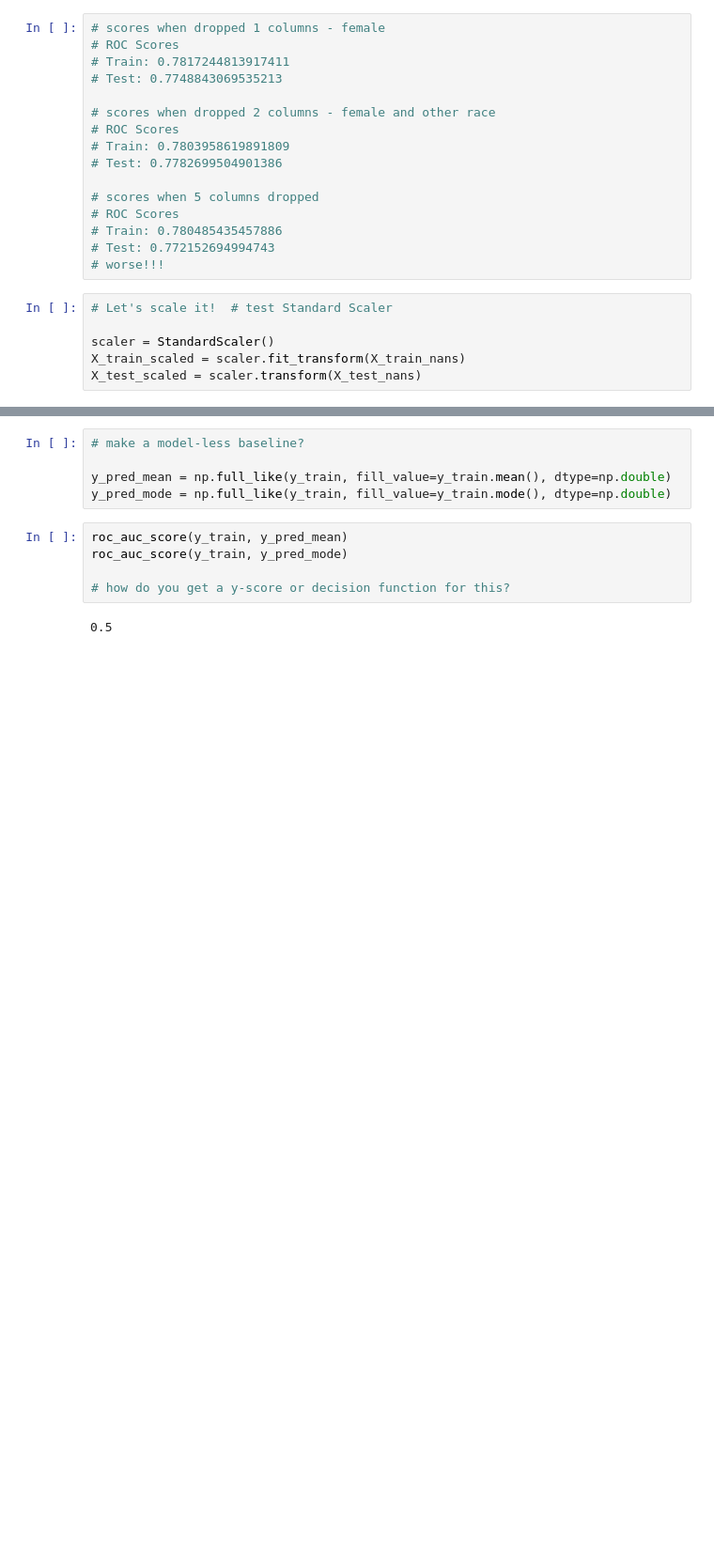
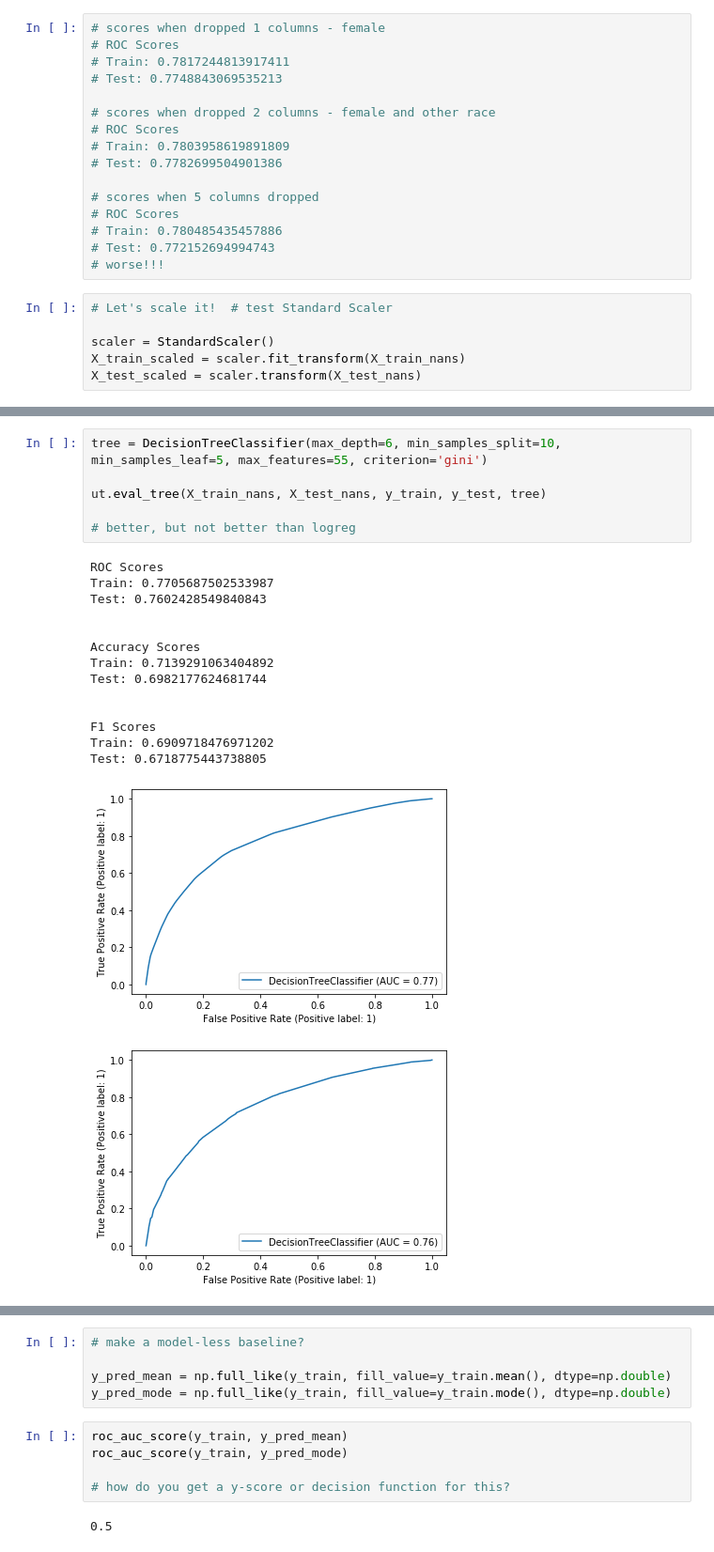
Before and after one commit to lilisbeit/Targeted-Flu-Vaccination-Outreach, a Jupyter notebook: main-notebook.ipynb, the cells around one changed output, grey strips where cells are left out. Shown at 94% size. Cells and saved outputs as stored; diff of their text form; blank space fills up the shorter version.

```diff
--- a/main-notebook.ipynb
+++ b/main-notebook.ipynb
@@ -794,0 +840,22 @@ Test: 0.583739837398374
+# %%
+tree = DecisionTreeClassifier(max_depth=6, min_samples_split=10, min_samples_leaf=5, max_features=55, criterion='gini')
+
+ut.eval_tree(X_train_nans, X_test_nans, y_train, y_test, tree)
+
+# better, but not better than logreg
+# %% [output]
+ROC Scores
+Train: 0.7705687502533987
+Test: 0.7602428549840843
+
+
+Accuracy Scores
+Train: 0.7139291063404892
+Test: 0.6982177624681744
+
+
+F1 Scores
+Train: 0.6909718476971202
+Test: 0.6718775443738805
+[figure, added]
+[figure, added]
```
Also changed, not shown: parts of 39 cells of this notebook, 2 other files.
